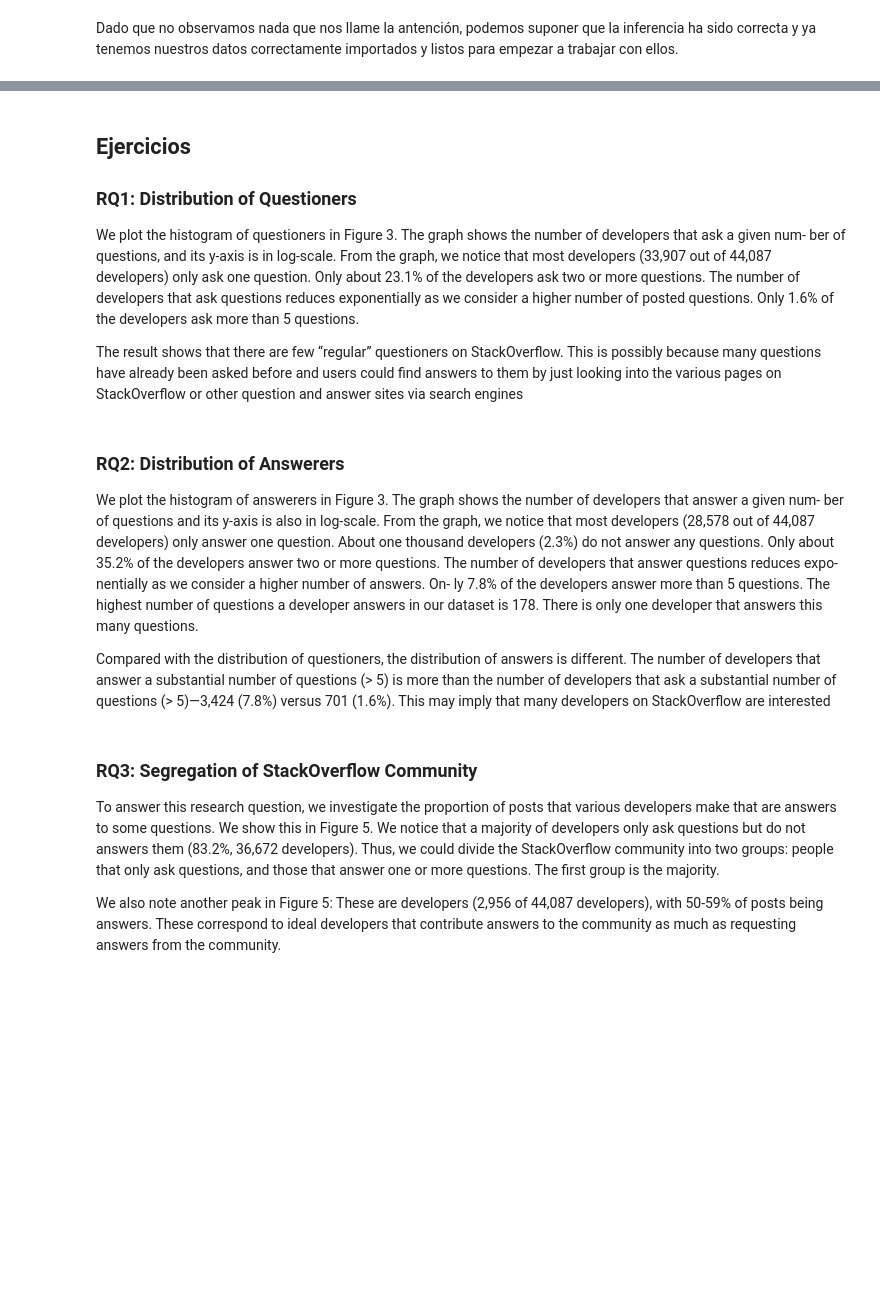
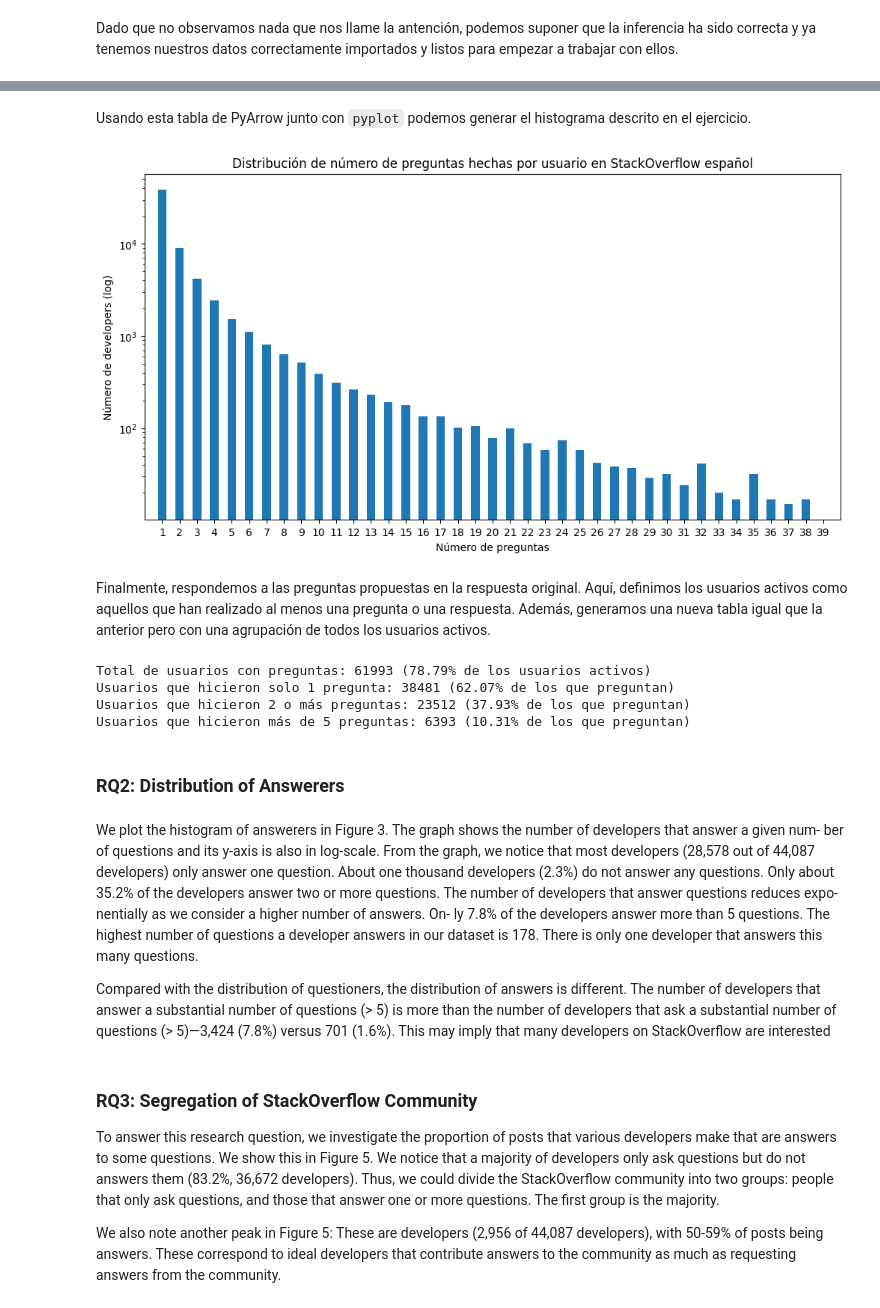
Before and after one commit to valevil27/dbge-pyarrow, a Jupyter notebook: exploration.ipynb, the cells around one changed output, grey strips where cells are left out. Saved outputs shown, nothing was run; the diff lists cells and outputs as text; code cells hidden in the pictures; blank space fills up the shorter version.

Commit message:
ejercicio 1 en el archivo principal

```diff
--- a/exploration.ipynb
+++ b/exploration.ipynb
@@ -663,14 +671,73 @@ Dado que no observamos nada que nos llame la antención, podemos suponer que la
+# %%
+import pyarrow.compute as pc
+import pandas as pd
+import pyarrow as pa
+
+question_count: pa.Table = (
+    posts.to_table(filter=pc.field("PostTypeId") == 1)
+    .group_by("OwnerUserId")
+    .aggregate([("Id", "count")])
+    .drop_null()
+    .rename_columns(["OwnerUserId", "QuestionCount"])
+)
+# %% [markdown]
+Usando esta tabla de PyArrow junto con `pyplot` podemos generar el histograma descrito en el ejercicio.
+# %%
+import matplotlib.pyplot as plt
+import numpy as np
+
+plt.figure(figsize= (12,6))
+plt.hist(question_count['QuestionCount'],
+        bins=np.arange(1,40)-0.5, # type: ignore
+        range = (1,40), log=True, rwidth = 0.5)
+plt.xlim(0,40)
+plt.xticks(range(1,40))
+plt.title('Distribución de número de preguntas hechas por usuario en StackOverflow español')
+plt.xlabel('Número de preguntas')
+plt.ylabel('Número de developers (log)')
+plt.show()
+# %% [output]
+[figure, added]
+# %% [markdown]
+Finalmente, respondemos a las preguntas propuestas en la respuesta original. Aquí, definimos los usuarios activos como aquellos que han realizado al menos una pregunta o una respuesta. Además, generamos una nueva tabla igual que la anterior pero con una agrupación de todos los usuarios activos.
+# %%
+# Se usara tambien luego
+total_count: pa.Table = (
+    posts.to_table(filter=pc.field('PostTypeId').isin([1,2]))
+        .group_by("OwnerUserId")
+        .aggregate([("Id", "count")])
+        .drop_null()
+        .rename_columns(["OwnerUserId", "TotalCount"])
+)
+
+active_users = total_count.num_rows
+active_with_questions = question_count.num_rows
+
+users_1q = question_count.filter(pc.field("QuestionCount") == 1).num_rows
+users_more1a = active_with_questions - users_1q
+users_more5a = question_count.filter(pc.field("QuestionCount") > 5).num_rows
+
+prop_pregunta = active_with_questions / active_users
+prop_1 = users_1q / active_with_questions
+prop_more1a = users_more1a / active_with_questions
+prop_more5a = users_more5a / active_with_questions
+
+print(f"Total de usuarios con preguntas: {active_with_questions} ({prop_pregunta:.2%} de los usuarios activos)")
+print(f"Usuarios que hicieron solo 1 pregunta: {users_1q} ({prop_1:.2%} de los que preguntan)")
+print(f"Usuarios que hicieron 2 o más preguntas: {users_more1a} ({prop_more1a:.2%} de los que preguntan)")
+print(f"Usuarios que hicieron más de 5 preguntas: {users_more5a} ({prop_more5a:.2%} de los que preguntan)")
+# %% [output]
+Total de usuarios con preguntas: 61993 (78.79% de los usuarios activos)
+Usuarios que hicieron solo 1 pregunta: 38481 (62.07% de los que preguntan)
+Usuarios que hicieron 2 o más preguntas: 23512 (37.93% de los que preguntan)
+Usuarios que hicieron más de 5 preguntas: 6393 (10.31% de los que preguntan)
+# %% [markdown]
+### RQ2: Distribution of Answerers
 # %% [markdown]
-## Ejercicios
-### RQ1: Distribution of Questioners
-We plot the histogram of questioners in Figure 3. The graph shows the number of developers that ask a given num- ber of questions, and its y-axis is in log-scale. From the graph, we notice that most developers (33,907 out of 44,087 developers) only ask one question. Only about 23.1% of the developers ask two or more questions. The number of developers that ask questions reduces exponentially as we consider a higher number of posted questions. Only 1.6% of the developers ask more than 5 questions.
 
-The result shows that there are few “regular” questioners on StackOverflow. This is possibly because many questions have already been asked before and users could find answers to them by just looking into the various pages on StackOverflow or other question and answer sites via search engines
+We plot the histogram of answerers in Figure 3. The graph shows the number of developers that answer a given num- ber of questions and its y-axis is also in log-scale. From the graph, we notice that most developers (28,578 out of 44,087 developers) only answer one question. About one thousand developers (2.3%) do not answer any questions. Only about 35.2% of the developers answer two or more questions. The number of developers that answer questions reduces expo- nentially as we consider a higher number of answers. On- ly 7.8% of the developers answer more than 5 questions. The highest number of questions a developer answers in our dataset is 178. There is only one developer that answers this many questions.
+
+Compared with the distribution of questioners, the distribution of answers is different. The number of developers that answer a substantial number of questions (> 5) is more than the number of developers that ask a substantial number of questions (> 5)—3,424 (7.8%) versus 701 (1.6%). This may imply that many developers on StackOverflow are interested
-# %% [markdown]
-### RQ2: Distribution of Answerers
-We plot the histogram of answerers in Figure 3. The graph shows the number of developers that answer a given num- ber of questions and its y-axis is also in log-scale. From the graph, we notice that most developers (28,578 out of 44,087 developers) only answer one question. About one thousand developers (2.3%) do not answer any questions. Only about 35.2% of the developers answer two or more questions. The number of developers that answer questions reduces expo- nentially as we consider a higher number of answers. On- ly 7.8% of the developers answer more than 5 questions. The highest number of questions a developer answers in our dataset is 178. There is only one developer that answers this many questions.
-
-Compared with the distribution of questioners, the distribution of answers is different. The number of developers that answer a substantial number of questions (> 5) is more than the number of developers that ask a substantial number of questions (> 5)—3,424 (7.8%) versus 701 (1.6%). This may imply that many developers on StackOverflow are interested
 # %% [markdown]
 ### RQ3: Segregation of StackOverflow Community
 To answer this research question, we investigate the proportion of posts that various developers make that are answers to some questions. We show this in Figure 5. We notice that a majority of developers only ask questions but do not answers them (83.2%, 36,672 developers). Thus, we could divide the StackOverflow community into two groups: people that only ask questions, and those that answer one or more questions. The first group is the majority.
```
Also changed, not shown: parts of 1 cell of this notebook.
